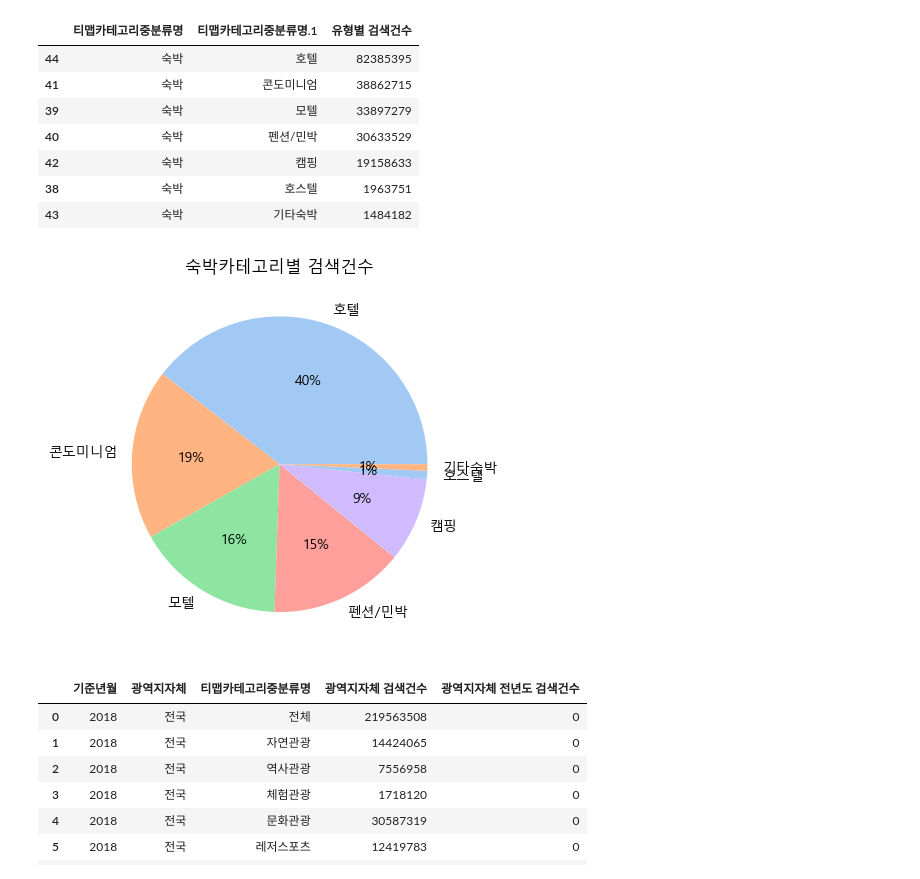
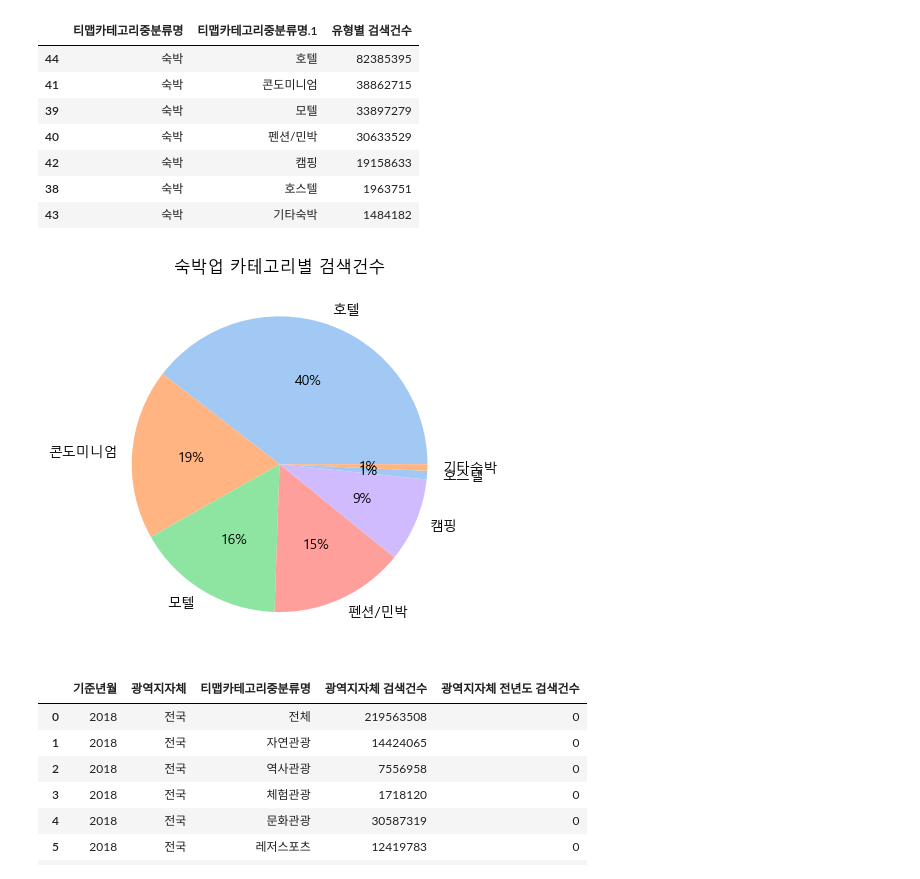
Before and after one commit to sdkim96/Login_project, a Jupyter notebook: Data_analysis_visualization/search_analysis.ipynb, the cells around one changed output. Drawn from its saved outputs; the diff is of its cells as text; code cells hidden in the pictures.

```diff
--- a/Data_analysis_visualization/search_analysis.ipynb
+++ b/Data_analysis_visualization/search_analysis.ipynb
@@ -379,16 +388,16 @@ accom
 # %%
 data = accom['유형별 검색건수'].tolist()
 labels = accom['티맵카테고리중분류명.1'].tolist()
 
 #define Seaborn color palette to use
 colors = sns.color_palette('pastel')[0:5]
 
 #create pie chart
 plt.pie(data, labels = labels, colors = colors, autopct='%.0f%%')
-plt.title("숙박카테고리별 검색건수")
+plt.title("숙박업 카테고리별 검색건수")
 plt.show()
 # %% [output]
-[figure, old version]
+[figure, new version]
 # %%
 #https://github.com/Ataraxia1001/tjoeun/blob/main/Python/Pandas/Pandas2.ipynb
 # %%
```
Also changed, not shown: parts of 2 cells of this notebook, 1 other file.
